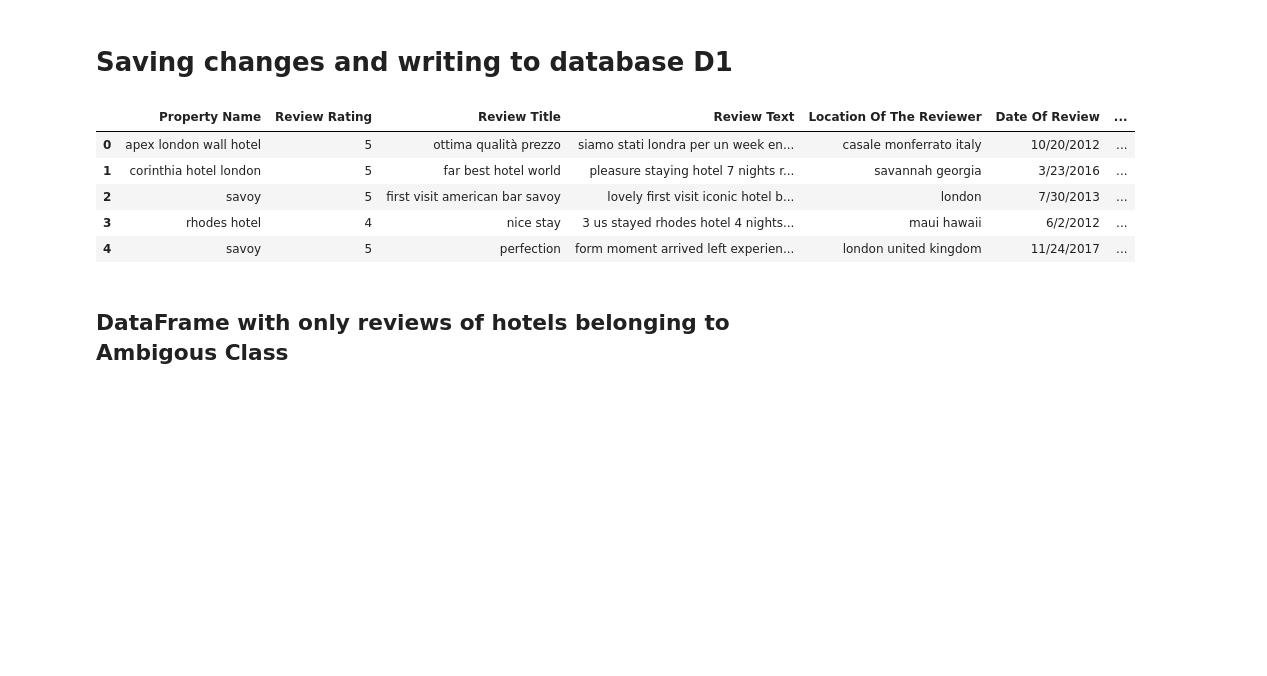
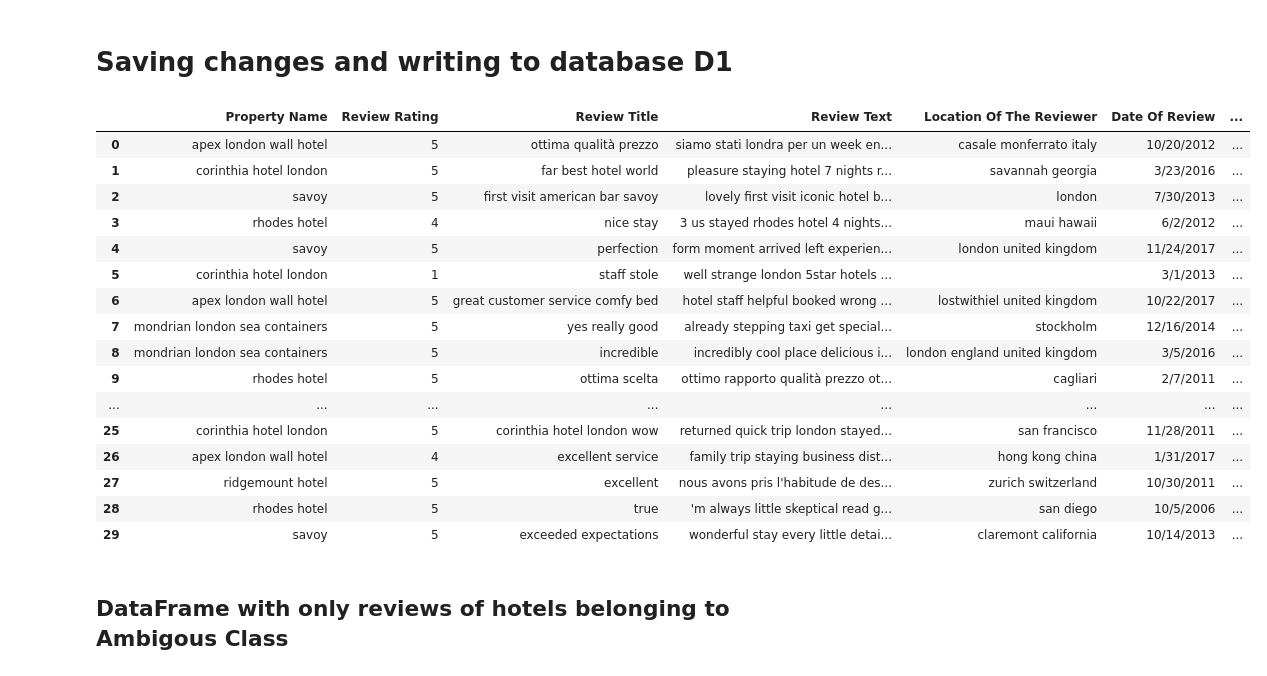
Before and after one commit to syedmuhammadshahrukh/nlp-sentiment-analysis, a Jupyter notebook: main.ipynb, the cells around one changed output. Drawn from its saved outputs; the diff is of its cells as text; code cells hidden in the pictures; blank space fills up the shorter version.

```diff
--- a/main.ipynb
+++ b/main.ipynb
@@ -222,14 +222,25 @@ D1["Ambigous"] = data_with_ambiguity["Ambigous"]
 # %%
 D1.to_csv('./D1.csv')
 # %%
-D1.head()
+D1.head(30)
 # %% [output]
 |  | Property Name | Review Rating | Review Title | Review Text | Location Of The Reviewer | Date Of Review | ... |
 | 0 | apex london wall hotel | 5 | ottima qualità prezzo | siamo stati londra per un week en... | casale monferrato italy | 10/20/2012 | ... |
 | 1 | corinthia hotel london | 5 | far best hotel world | pleasure staying hotel 7 nights r... | savannah georgia | 3/23/2016 | ... |
 | 2 | savoy | 5 | first visit american bar savoy | lovely first visit iconic hotel b... | london | 7/30/2013 | ... |
 | 3 | rhodes hotel | 4 | nice stay | 3 us stayed rhodes hotel 4 nights... | maui hawaii | 6/2/2012 | ... |
 | 4 | savoy | 5 | perfection | form moment arrived left experien... | london united kingdom | 11/24/2017 | ... |
+| 5 | corinthia hotel london | 1 | staff stole | well strange london 5star hotels ... |  | 3/1/2013 | ... |
+| 6 | apex london wall hotel | 5 | great customer service comfy bed | hotel staff helpful booked wrong ... | lostwithiel united kingdom | 10/22/2017 | ... |
+| 7 | mondrian london sea containers | 5 | yes really good | already stepping taxi get special... | stockholm | 12/16/2014 | ... |
+| 8 | mondrian london sea containers | 5 | incredible | incredibly cool place delicious i... | london england united kingdom | 3/5/2016 | ... |
+| 9 | rhodes hotel | 5 | ottima scelta | ottimo rapporto qualità prezzo ot... | cagliari | 2/7/2011 | ... |
+| ... | ... | ... | ... | ... | ... | ... | ... |
+| 25 | corinthia hotel london | 5 | corinthia hotel london wow | returned quick trip london stayed... | san francisco | 11/28/2011 | ... |
+| 26 | apex london wall hotel | 4 | excellent service | family trip staying business dist... | hong kong china | 1/31/2017 | ... |
+| 27 | ridgemount hotel | 5 | excellent | nous avons pris l'habitude de des... | zurich switzerland | 10/30/2011 | ... |
+| 28 | rhodes hotel | 5 | true | 'm always little skeptical read g... | san diego | 10/5/2006 | ... |
+| 29 | savoy | 5 | exceeded expectations | wonderful stay every little detai... | claremont california | 10/14/2013 | ... |
 # %% [markdown]
 ## DataFrame with only reviews of hotels belonging to Ambigous Class
 # %%
```
Also changed, not shown: parts of 7 cells of this notebook.
